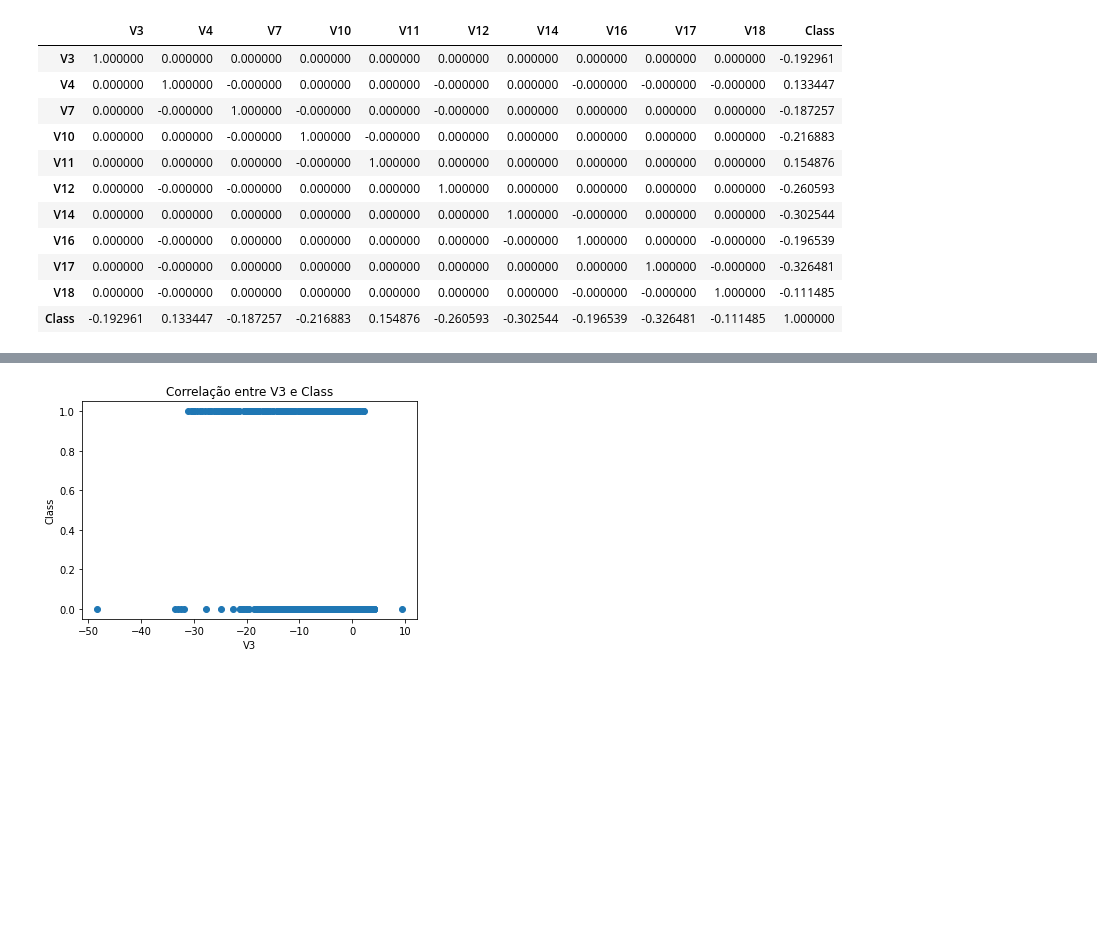
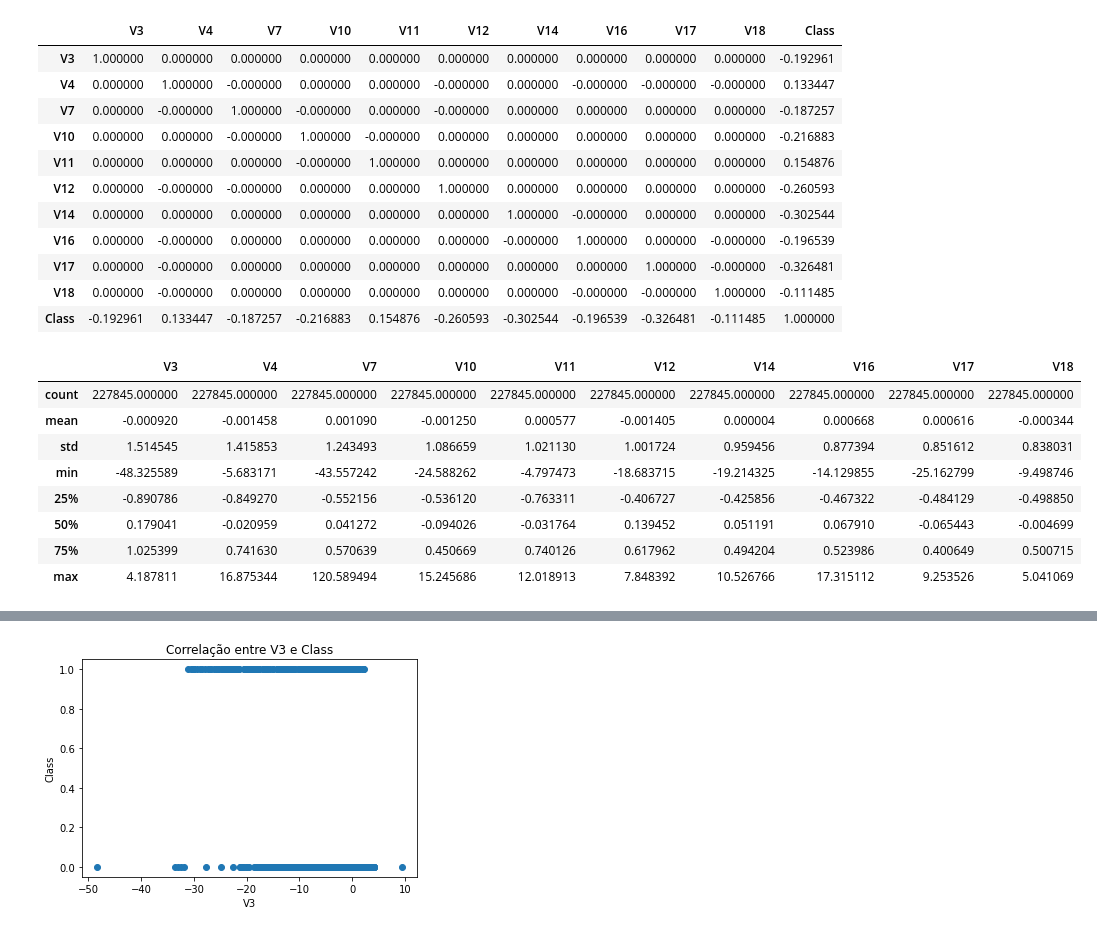
Before and after one commit to diegonogare/MachineLearning, a Jupyter notebook: analise_exploratoria_descritiva_Dataset_FraudDetection.ipynb, the cells around one changed output, grey strips where cells are left out. Drawn from its saved outputs; the diff is of its cells as text; code cells hidden in the pictures; blank space fills up the shorter version.

```diff
--- a/analise_exploratoria_descritiva_Dataset_FraudDetection.ipynb
+++ b/analise_exploratoria_descritiva_Dataset_FraudDetection.ipynb
@@ -85,3 +85,15 @@ X = df2.drop(['Class'], axis = 1)
 Y = df2[['Class']]
 
 X_train, X_test, y_train, y_test = train_test_split(X, Y, test_size=0.2, random_state=42)
+# %%
+X_train.describe()
+# %% [output]
+|  | V3 | V4 | V7 | V10 | V11 | V12 | V14 | V16 | V17 | V18 |
+| count | 227845.000000 | 227845.000000 | 227845.000000 | 227845.000000 | 227845.000000 | 227845.000000 | 227845.000000 | 227845.000000 | 227845.000000 | 227845.000000 |
+| mean | -0.000920 | -0.001458 | 0.001090 | -0.001250 | 0.000577 | -0.001405 | 0.000004 | 0.000668 | 0.000616 | -0.000344 |
+| std | 1.514545 | 1.415853 | 1.243493 | 1.086659 | 1.021130 | 1.001724 | 0.959456 | 0.877394 | 0.851612 | 0.838031 |
+| min | -48.325589 | -5.683171 | -43.557242 | -24.588262 | -4.797473 | -18.683715 | -19.214325 | -14.129855 | -25.162799 | -9.498746 |
+| 25% | -0.890786 | -0.849270 | -0.552156 | -0.536120 | -0.763311 | -0.406727 | -0.425856 | -0.467322 | -0.484129 | -0.498850 |
+| 50% | 0.179041 | -0.020959 | 0.041272 | -0.094026 | -0.031764 | 0.139452 | 0.051191 | 0.067910 | -0.065443 | -0.004699 |
+| 75% | 1.025399 | 0.741630 | 0.570639 | 0.450669 | 0.740126 | 0.617962 | 0.494204 | 0.523986 | 0.400649 | 0.500715 |
+| max | 4.187811 | 16.875344 | 120.589494 | 15.245686 | 12.018913 | 7.848392 | 10.526766 | 17.315112 | 9.253526 | 5.041069 |
```
Also changed, not shown: parts of 3 cells of this notebook.
